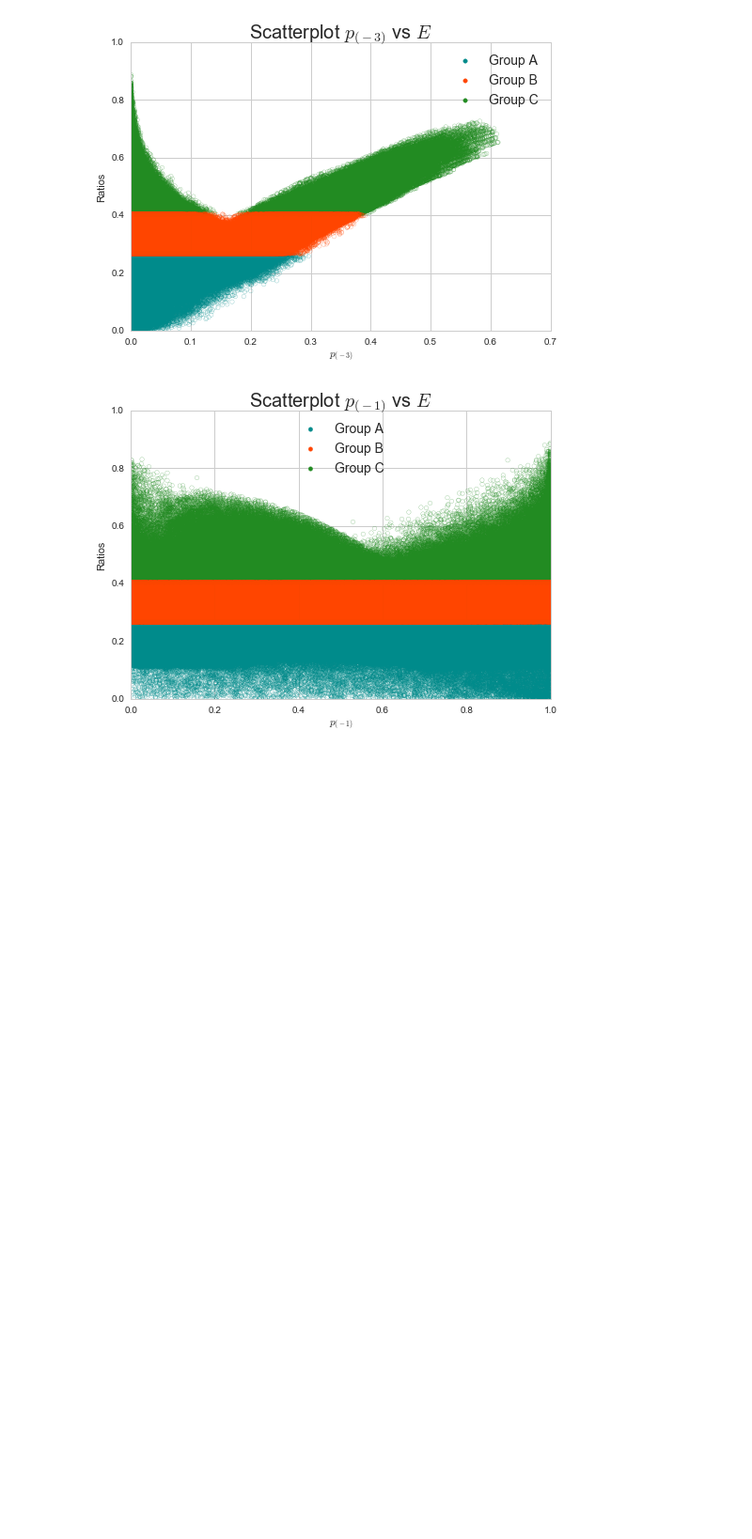
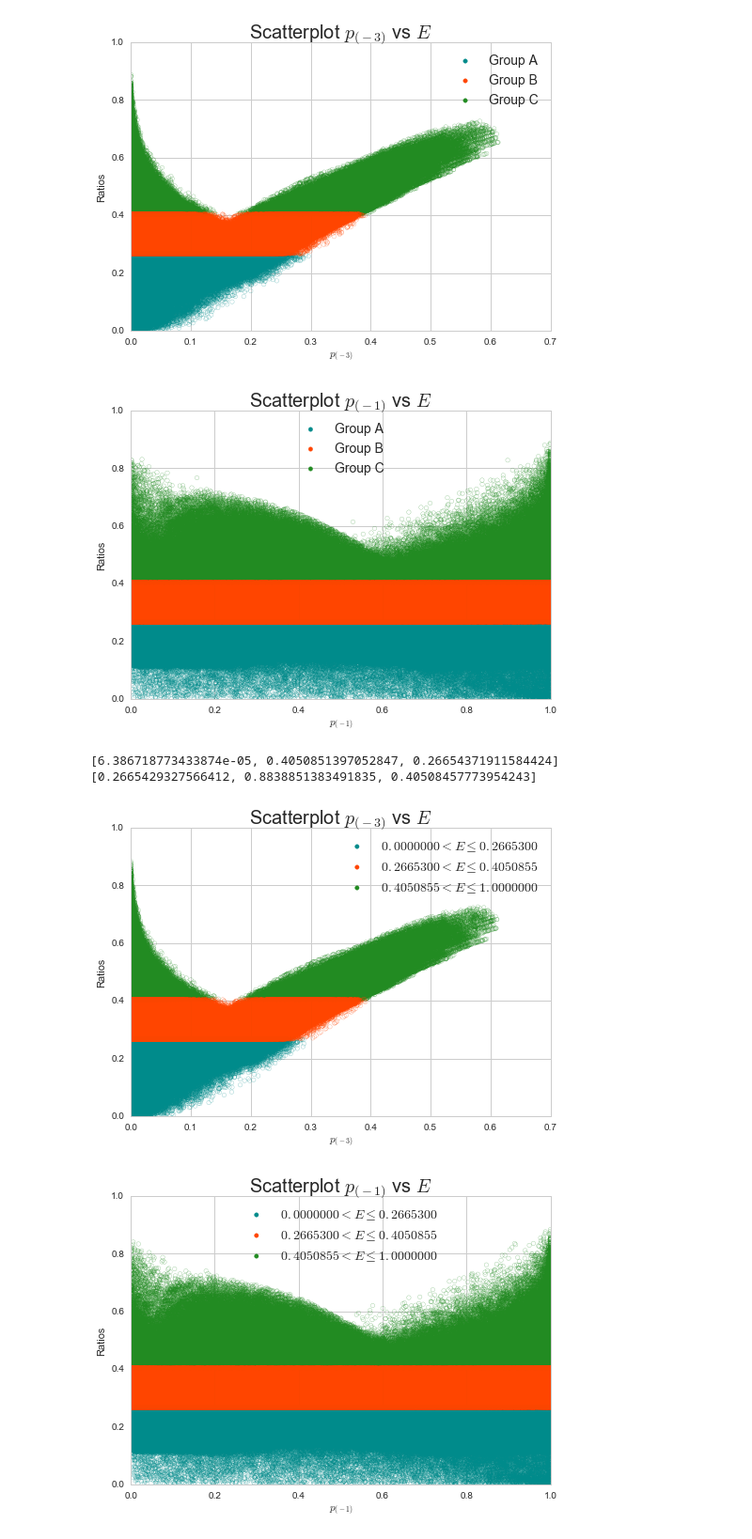
Before and after one commit to geraintpalmer/DetectingDeadlockInQingNetworkSimulation, a Jupyter notebook: scatterplot_probs_ratio.ipynb, the cells around one changed output. Shown: that part at 94% size. Saved outputs shown, nothing was run; the diff lists cells and outputs as text; code cells hidden in the pictures; blank space fills up the shorter version.

Commit message:
Add ratio stuff to paper

```diff
--- a/scatterplot_probs_ratio.ipynb
+++ b/scatterplot_probs_ratio.ipynb
@@ -54,3 +54,41 @@ plt.show()
 # %% [output]
 [figure]
 [figure]
+# %%
+print [min(row) for row in ratios]
+print [max(row) for row in ratios]
+# %% [output]
+[6.386718773433874e-05, 0.4050851397052847, 0.26654371911584424]
+[0.2665429327566412, 0.8838851383491835, 0.40508457773954243]
+# %%
+colours = ['darkcyan', 'forestgreen', 'orangered']
+labels = [r"$0.0000000 < E \leq 0.2665300$",r"$0.4050855 < E \leq 1.0000000$", r"$0.2665300 < E \leq 0.4050855$"]
+# %%
+fig, ax = plt.subplots()
+for i in range(3):
+    plt.scatter(p3s[i], ratios[i], marker='o', facecolors='none', alpha=0.6, edgecolors=colours[i])
+for i in [0, 2, 1]:
+    plt.scatter([], [], color=colours[i], label=labels[i])
+plt.xlabel(r"$p_{(-3)}$")
+plt.ylabel('Ratios')
+ax.set_title('Scatterplot ' + r"$p_{(-3)}$" + ' vs ' + r"$E$", fontsize=20)
+ax.set_ylim([0,1])
+ax.set_xlim([0,0.7])
+plt.legend(fontsize=14, loc='best')
+plt.show()
+
+fig, ax = plt.subplots()
+for i in range(3):
+    plt.scatter(p1s[i], ratios[i], marker='o', facecolors='none', alpha=0.6, edgecolors=colours[i])
+for i in [0, 2, 1]:
+    plt.scatter([], [], color=colours[i], label=labels[i])
+plt.xlabel(r"$p_{(-1)}$")
+plt.ylabel('Ratios')
+ax.set_title('Scatterplot ' + r"$p_{(-1)}$" + ' vs ' + r"$E$", fontsize=20)
+ax.set_ylim([0,1])
+ax.set_xlim([0,1])
+plt.legend(fontsize=14, loc='upper center')
+plt.show()
+# %% [output]
+[figure, added]
+[figure, added]
```
Also changed, not shown: 4 other files.
